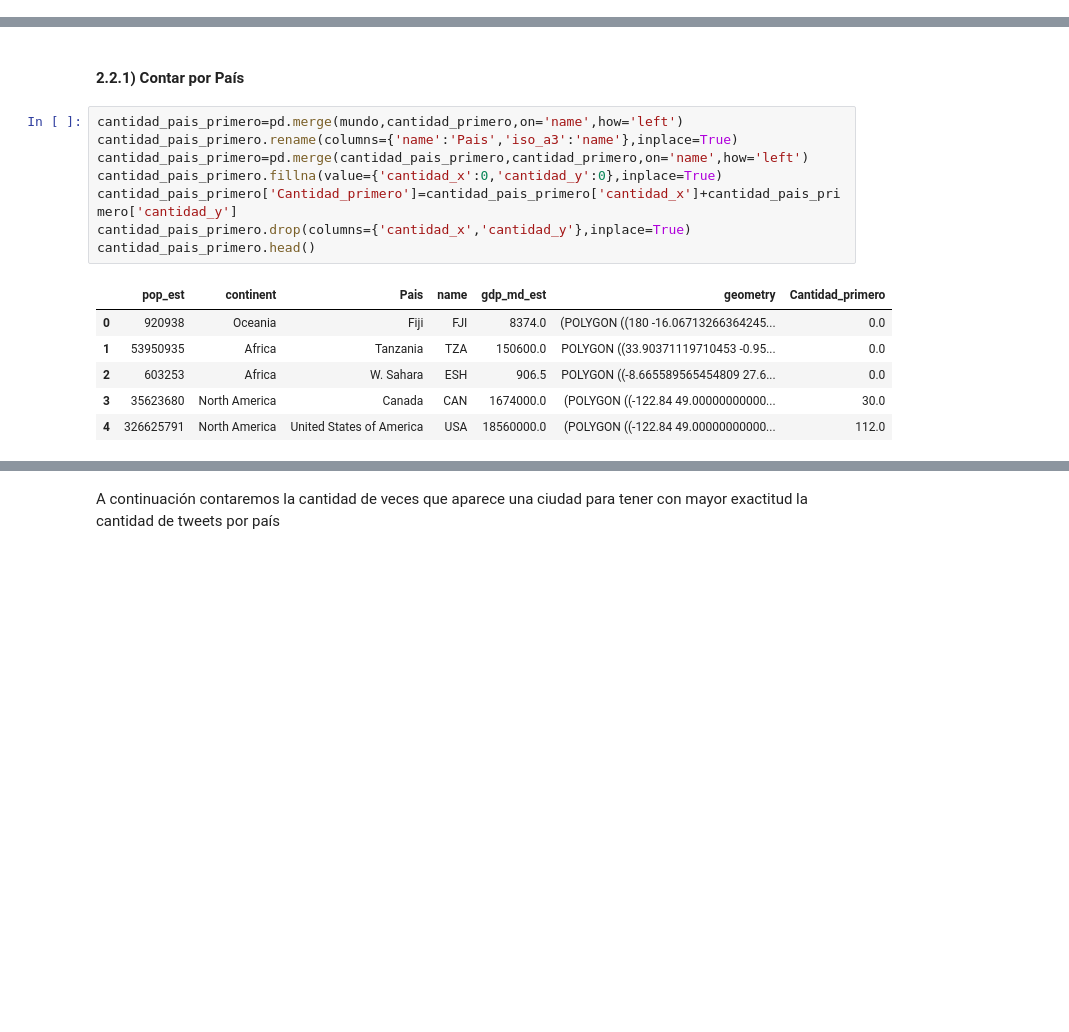
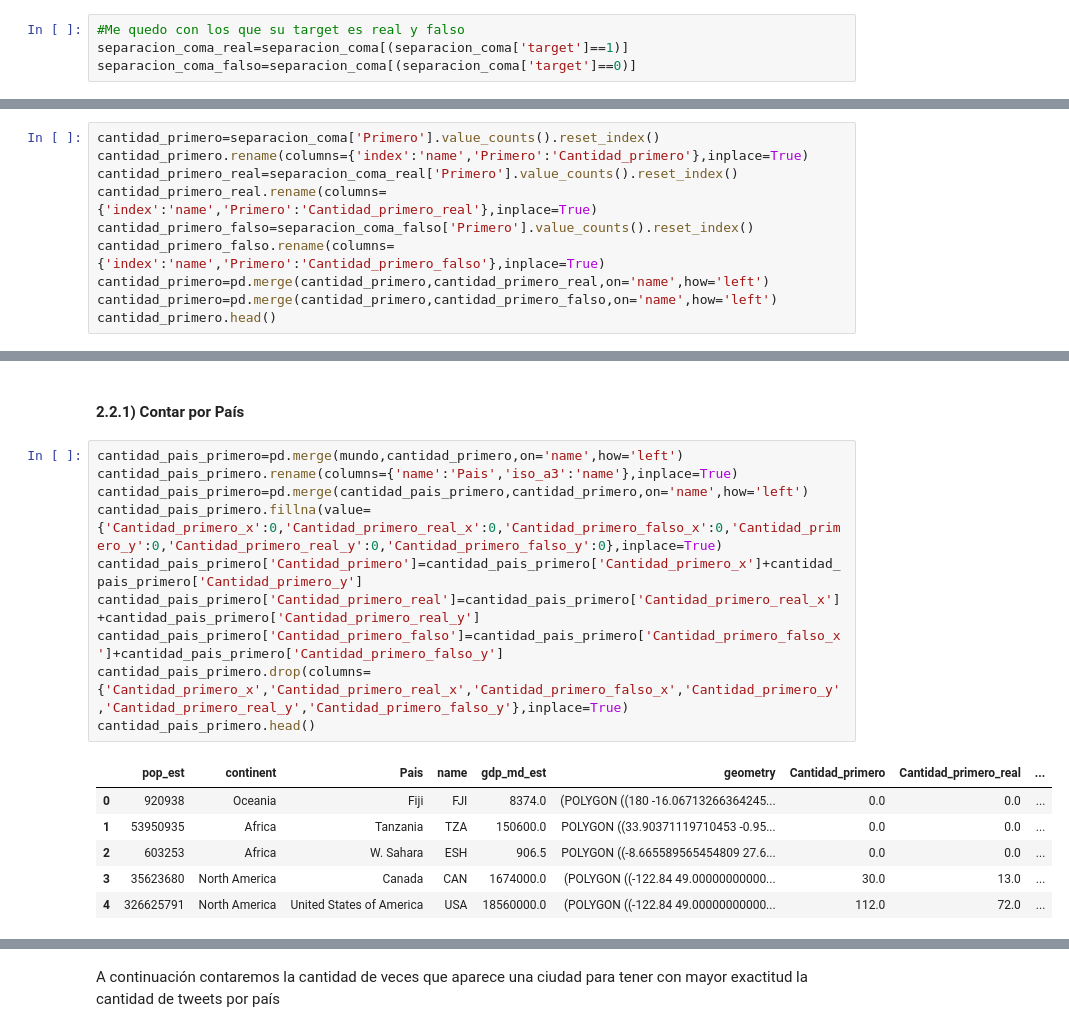
Before and after one commit to SergioCalvani/75.06-Datos-TP1-2020, a Jupyter notebook: Junto.ipynb, the cells around one changed output, grey strips where cells are left out. Drawn from its saved outputs; the diff is of its cells as text; blank space fills up the shorter version.

Commit message:
Agrego el promedio de tweets reales y falsos por Pais

```diff
--- a/Junto.ipynb
+++ b/Junto.ipynb
@@ -144,5 +144,9 @@ separacion_coma['Tercero']=separacion_coma['Tercero'].str.rstrip(' ')
 # %%
 #Me fijo si en alguna de esas tres columnas se encuentra el valor USA
 separacion_coma['Es_USA']=separacion_coma.apply(lambda x: TieneUsa(x['Primero'],x['Segundo'],x['Tercero']),axis=1)
+# %%
+#Me quedo con los que su target es real y falso
+separacion_coma_real=separacion_coma[(separacion_coma['target']==1)]
+separacion_coma_falso=separacion_coma[(separacion_coma['target']==0)]
 # %% [markdown]
 Hacemos un value counts por la separación
@@ -181,0 +153,10 @@ cantidad_tercero.head()
+# %%
+cantidad_primero=separacion_coma['Primero'].value_counts().reset_index()
+cantidad_primero.rename(columns={'index':'name','Primero':'Cantidad_primero'},inplace=True)
+cantidad_primero_real=separacion_coma_real['Primero'].value_counts().reset_index()
+cantidad_primero_real.rename(columns={'index':'name','Primero':'Cantidad_primero_real'},inplace=True)
+cantidad_primero_falso=separacion_coma_falso['Primero'].value_counts().reset_index()
+cantidad_primero_falso.rename(columns={'index':'name','Primero':'Cantidad_primero_falso'},inplace=True)
+cantidad_primero=pd.merge(cantidad_primero,cantidad_primero_real,on='name',how='left')
+cantidad_primero=pd.merge(cantidad_primero,cantidad_primero_falso,on='name',how='left')
+cantidad_primero.head()
@@ -188,18 +210,20 @@ Ahora bien, puede suceder que no haya ninguna coma y que en la locacion aparezca
 # %%
 cantidad_pais_primero=pd.merge(mundo,cantidad_primero,on='name',how='left')
 cantidad_pais_primero.rename(columns={'name':'Pais','iso_a3':'name'},inplace=True)
 cantidad_pais_primero=pd.merge(cantidad_pais_primero,cantidad_primero,on='name',how='left')
-cantidad_pais_primero.fillna(value={'cantidad_x':0,'cantidad_y':0},inplace=True)
-cantidad_pais_primero['Cantidad_primero']=cantidad_pais_primero['cantidad_x']+cantidad_pais_primero['cantidad_y']
-cantidad_pais_primero.drop(columns={'cantidad_x','cantidad_y'},inplace=True)
+cantidad_pais_primero.fillna(value={'Cantidad_primero_x':0,'Cantidad_primero_real_x':0,'Cantidad_primero_falso_x':0,'Cantidad_primero_y':0,'Cantidad_primero_real_y':0,'Cantidad_primero_falso_y':0},inplace=True)
+cantidad_pais_primero['Cantidad_primero']=cantidad_pais_primero['Cantidad_primero_x']+cantidad_pais_primero['Cantidad_primero_y']
+cantidad_pais_primero['Cantidad_primero_real']=cantidad_pais_primero['Cantidad_primero_real_x']+cantidad_pais_primero['Cantidad_primero_real_y']
+cantidad_pais_primero['Cantidad_primero_falso']=cantidad_pais_primero['Cantidad_primero_falso_x']+cantidad_pais_primero['Cantidad_primero_falso_y']
+cantidad_pais_primero.drop(columns={'Cantidad_primero_x','Cantidad_primero_real_x','Cantidad_primero_falso_x','Cantidad_primero_y','Cantidad_primero_real_y','Cantidad_primero_falso_y'},inplace=True)
 cantidad_pais_primero.head()
 # %% [output]
-|  | pop_est | continent | Pais | name | gdp_md_est | geometry | Cantidad_primero |
-| 0 | 920938 | Oceania | Fiji | FJI | 8374.0 | (POLYGON ((180 -16.06713266364245... | 0.0 |
-| 1 | 53950935 | Africa | Tanzania | TZA | 150600.0 | POLYGON ((33.90371119710453 -0.95... | 0.0 |
-| 2 | 603253 | Africa | W. Sahara | ESH | 906.5 | POLYGON ((-8.665589565454809 27.6... | 0.0 |
-| 3 | 35623680 | North America | Canada | CAN | 1674000.0 | (POLYGON ((-122.84 49.00000000000... | 30.0 |
-| 4 | 326625791 | North America | United States of America | USA | 18560000.0 | (POLYGON ((-122.84 49.00000000000... | 112.0 |
+|  | pop_est | continent | Pais | name | gdp_md_est | geometry | Cantidad_primero | Cantidad_primero_real | ... |
+| 0 | 920938 | Oceania | Fiji | FJI | 8374.0 | (POLYGON ((180 -16.06713266364245... | 0.0 | 0.0 | ... |
+| 1 | 53950935 | Africa | Tanzania | TZA | 150600.0 | POLYGON ((33.90371119710453 -0.95... | 0.0 | 0.0 | ... |
+| 2 | 603253 | Africa | W. Sahara | ESH | 906.5 | POLYGON ((-8.665589565454809 27.6... | 0.0 | 0.0 | ... |
+| 3 | 35623680 | North America | Canada | CAN | 1674000.0 | (POLYGON ((-122.84 49.00000000000... | 30.0 | 13.0 | ... |
+| 4 | 326625791 | North America | United States of America | USA | 18560000.0 | (POLYGON ((-122.84 49.00000000000... | 112.0 | 72.0 | ... |
 # %%
 cantidad_pais_segundo=pd.merge(mundo,cantidad_segundo,on='name',how='left')
 cantidad_pais_segundo.rename(columns={'name':'Pais','iso_a3':'name'},inplace=True)
```
Also changed, not shown: parts of 35 cells of this notebook.
